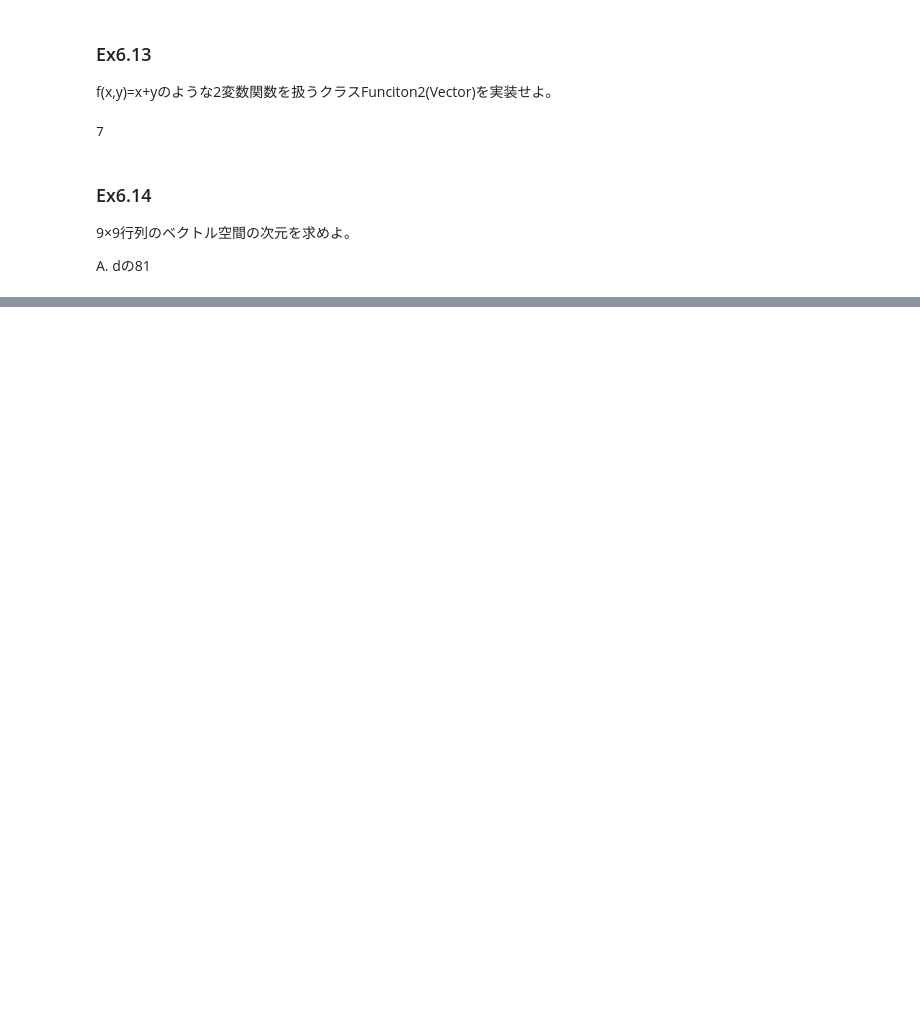
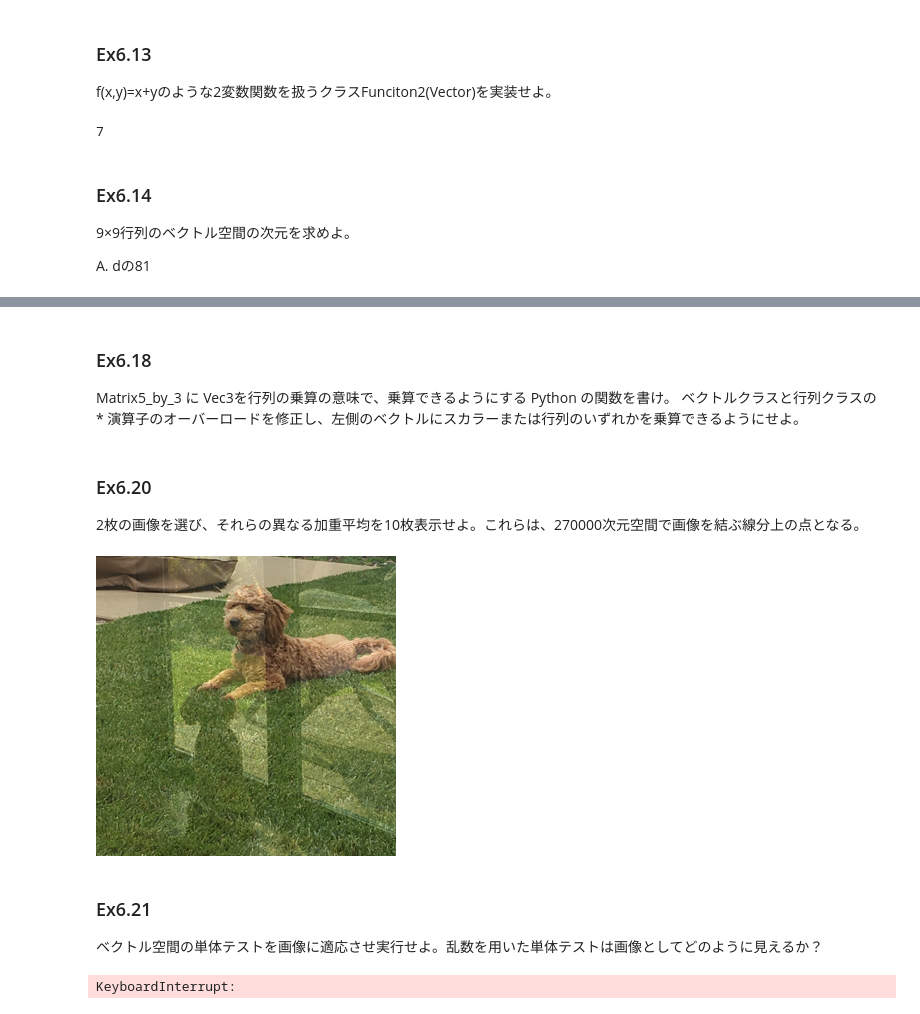
Before and after one commit to kjmatsuda/Math-for-Programmers, a Jupyter notebook: Chapter_06/ex6.ipynb, the cells around one changed output, grey strips where cells are left out. Drawn from its saved outputs; the diff is of its cells as text; code cells hidden in the pictures; blank space fills up the shorter version.

```diff
--- a/Chapter_06/ex6.ipynb
+++ b/Chapter_06/ex6.ipynb
@@ -431,0 +524,4 @@ A. dの81
+# %% [markdown]
+### Ex6.18
+Matrix5_by_3 に Vec3を行列の乗算の意味で、乗算できるようにする Python の関数を書け。
+ベクトルクラスと行列クラスの * 演算子のオーバーロードを修正し、左側のベクトルにスカラーまたは行列のいずれかを乗算できるようにせよ。
@@ -431,0 +596,76 @@ A. dの81
+# %% [markdown]
+### Ex6.20
+2枚の画像を選び、それらの異なる加重平均を10枚表示せよ。これらは、270000次元空間で画像を結ぶ線分上の点となる。
+# %%
+from PIL import Image
+class ImageVector(Vector):
+    size = (300,300) #1
+    def __init__(self,input):
+        try:
+            img = Image.open(input).resize(ImageVector.size) #2
+            self.pixels = img.getdata()
+        except:
+            self.pixels = input #3
+    def image(self):
+        img = Image.new('RGB', ImageVector.size) #4
+        img.putdata([(int(r), int(g), int(b))
+                     for (r,g,b) in self.pixels])
+        return img
+    def add(self,img2): #5
+        return ImageVector([(r1+r2,g1+g2,b1+b2)
+                            for ((r1,g1,b1),(r2,g2,b2))
+                            in zip(self.pixels,img2.pixels)])
+    def scale(self,scalar): #6
+        return ImageVector([(scalar*r,scalar*g,scalar*b)
+                      for (r,g,b) in self.pixels])
+    @classmethod
+    def zero(cls): #7
+        total_pixels = cls.size[0] * cls.size[1]
+        return ImageVector([(0,0,0) for _ in range(0,total_pixels)])
+    def _repr_png_(self): #8
+        return self.image()._repr_png_()
+# %%
+weight_list = [i * 0.1 for i in range(11)]
+img_list = []
+for weight in weight_list:
+    img_list.append(weight * ImageVector("inside.JPG") + (1-weight) * ImageVector("outside.JPG"))
+
+img_list[3]
+# %% [output]
+[figure, added]
+# %% [markdown]
+### Ex6.21
+ベクトル空間の単体テストを画像に適応させ実行せよ。乱数を用いた単体テストは画像としてどのように見えるか？
+# %%
+import random
+
+def test(zero, eq, a, b, u, v, w):
+    assert eq(u + v, v + u)
+    assert eq(u + (v + w), (u + v) + w)
+    assert eq(a * (b * v), (a * b) * v)
+    assert eq(1 * v, v)
+    assert eq((a + b) * v, a * v + b * v)
+    assert eq(a * v + a * w, a * (v + w))
+    assert eq(zero + v, v)
+    assert eq(0 * v, zero)
+    assert eq(-v + v, zero)
+
+def approx_equal_img(v,w):
+    for ((r1,g1,b1),(r2,g2,b2)) in zip(v.pixels,w.pixels):
+            if (not isclose(r1,r2)) or (not isclose(g1,g2)) or (not isclose(b1,b2)):
+                return False
+    return True
+
+def random_img():
+    input = tuple(
+            tuple([random.randint(0, 255), random.randint(0, 255), random.randint(0, 255)])
+            for row in range(0, 300*300))
+    return ImageVector(input)
+
+# 5分経過しても終わらなかったのでコメントアウトする。まあ、大体答えは合ってそう
+# for i in range(0,100):
+#     a,b = random_scalar(), random_scalar()
+#     u,v,w = random_img(), random_img(), random_img()
+#     test(ImageVector.zero(), approx_equal_img,a,b,u,v,w)
+# %% [output]
+KeyboardInterrupt:
```
Also changed, not shown: parts of 8 cells of this notebook.
